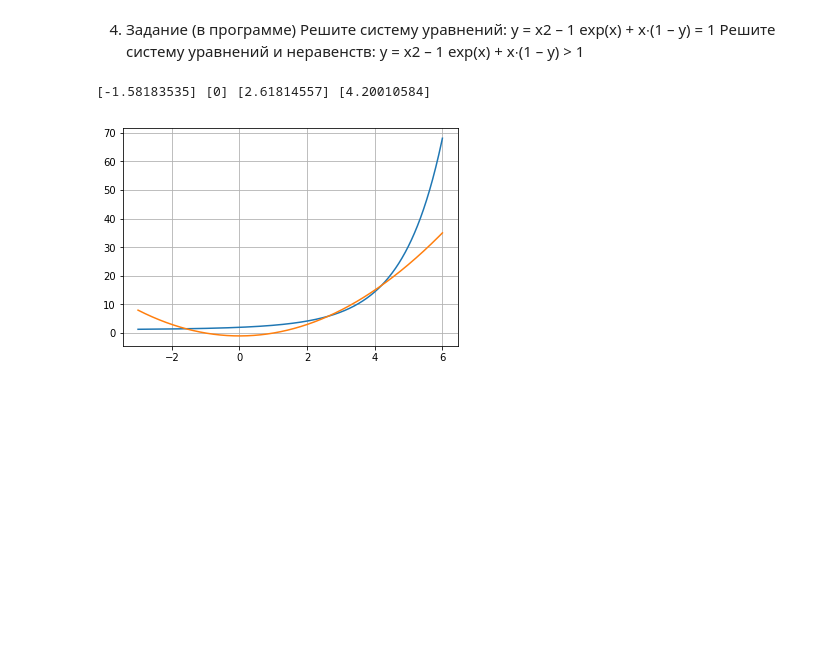
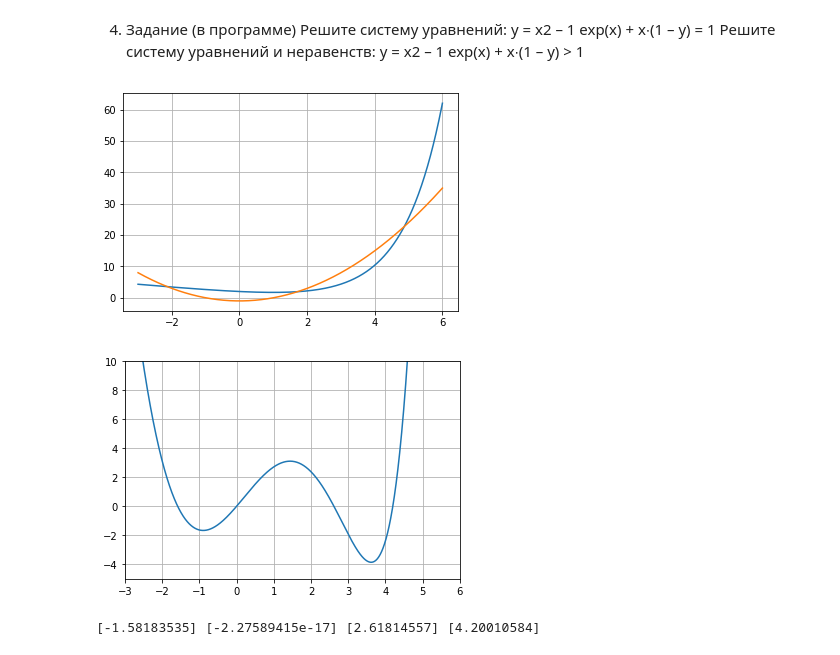
Before and after one commit to GruXsqK/Higher_math, a Jupyter notebook: Lesson_3.ipynb, the cells around one changed output. Drawn from its saved outputs; the diff is of its cells as text; code cells hidden in the pictures; blank space fills up the shorter version.

```diff
--- a/Lesson_3.ipynb
+++ b/Lesson_3.ipynb
@@ -264,26 +264,32 @@ exp(x) + x∙(1 – y) > 1
 # %%
 from scipy.optimize import fsolve
 
 def f1(x):
-    return (np.e**x+x-1)/x
+    return (np.e**x+x-1)/x - x
 
 def f2(x):
     return x**2-1
 
 def f(x):
-    return f1(x) - f2(x)
+    return np.e**x+x*(1-x**2+1)-1
 
 x = np.linspace(-3, 6, 1500)
 plt.plot(x, f1(x))
 plt.plot(x, f2(x))
 plt.grid()
+plt.show()
+plt.plot(x, f(x))
+plt.grid()
+plt.axis([-3, 6, -5, 10])
+plt.show()
 
 x1 = fsolve(f, -2)
-x2 = fsolve(f, 2)
-x3 = fsolve(f, 4)
-x0 = [0]
-print(x1, x0, x2, x3)
+x2 = fsolve(f, -0.5)
+x3 = fsolve(f, 2)
+x4 = fsolve(f, 4)
+print(x1, x2, x3, x4)
 # %% [output]
+[figure, new version]
+[figure, added]
-[-1.58183535] [0] [2.61814557] [4.20010584]
+[-1.58183535] [-2.27589415e-17] [2.61814557] [4.20010584]
-[figure, old version]
 # %%
```
Also changed, not shown: parts of 1 cell of this notebook.
